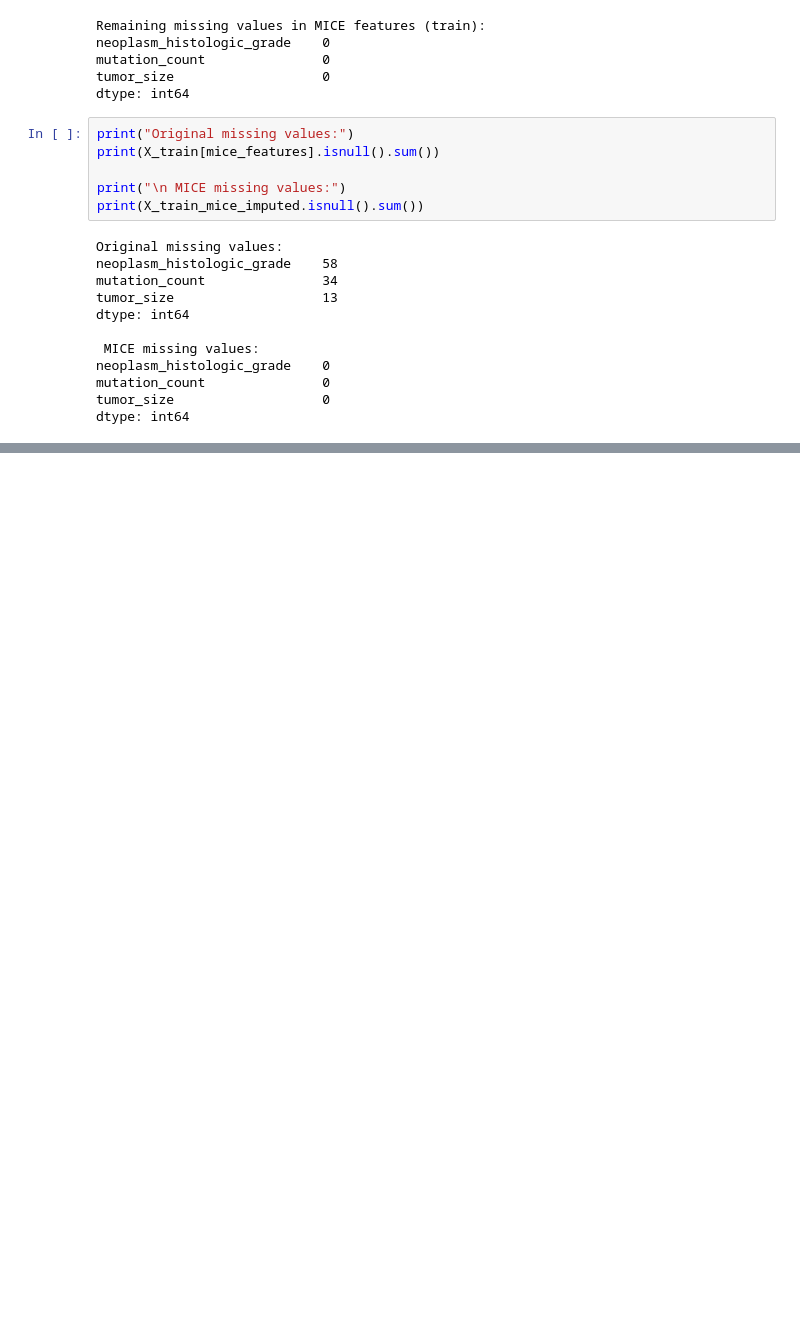
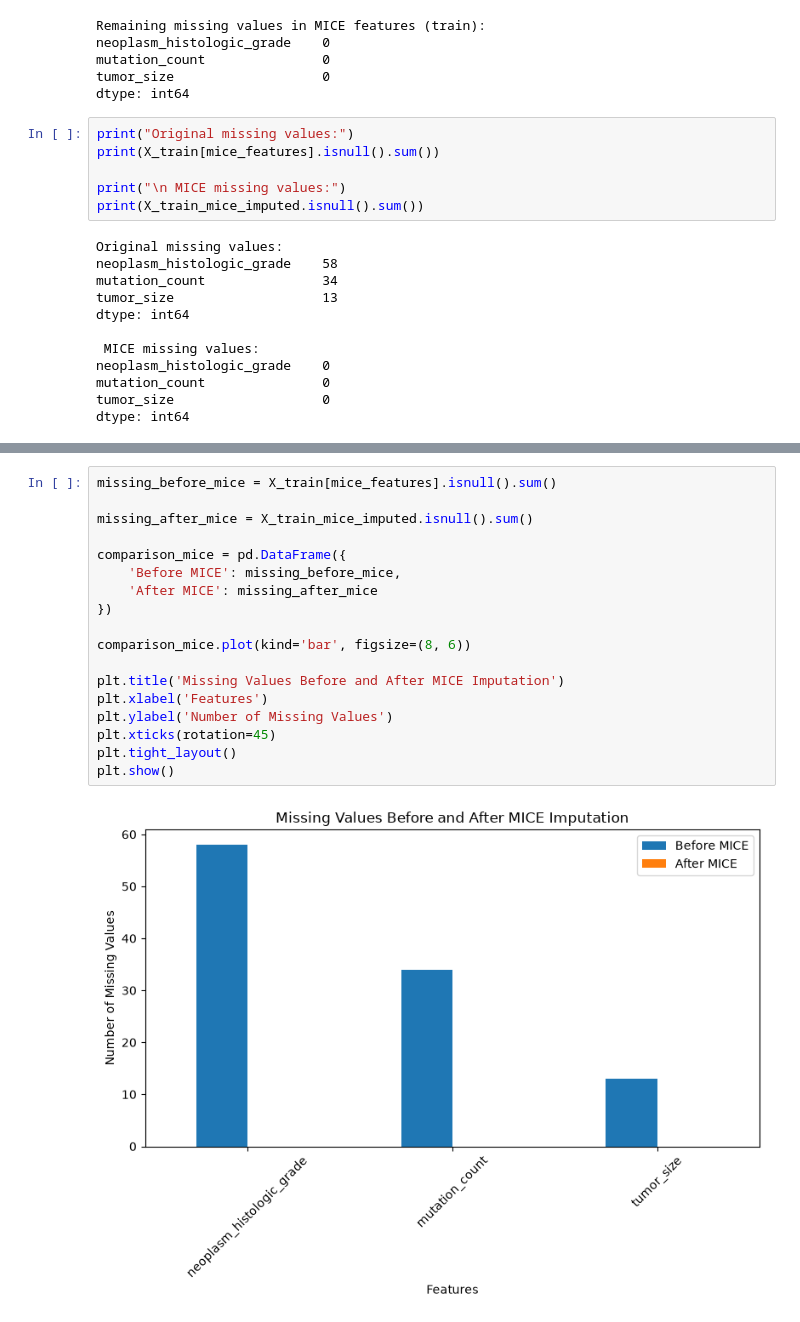
Before and after one commit to uroojzaidi709/cancer-risk-explainable-ml, a Jupyter notebook: notebooks/02_preprocessing.ipynb, the cells around one changed output, grey strips where cells are left out. Cells and saved outputs as stored; diff of their text form; blank space fills up the shorter version.

```diff
--- a/notebooks/02_preprocessing.ipynb
+++ b/notebooks/02_preprocessing.ipynb
@@ -304,0 +273,20 @@ plt.show()
+# %%
+missing_before_mice = X_train[mice_features].isnull().sum()
+
+missing_after_mice = X_train_mice_imputed.isnull().sum()
+
+comparison_mice = pd.DataFrame({
+    'Before MICE': missing_before_mice,
+    'After MICE': missing_after_mice
+})
+
+comparison_mice.plot(kind='bar', figsize=(8, 6))
+
+plt.title('Missing Values Before and After MICE Imputation')
+plt.xlabel('Features')
+plt.ylabel('Number of Missing Values')
+plt.xticks(rotation=45)
+plt.tight_layout()
+plt.show()
+# %% [output]
+[figure, added]
```
Also changed, not shown: parts of 2 cells of this notebook.
